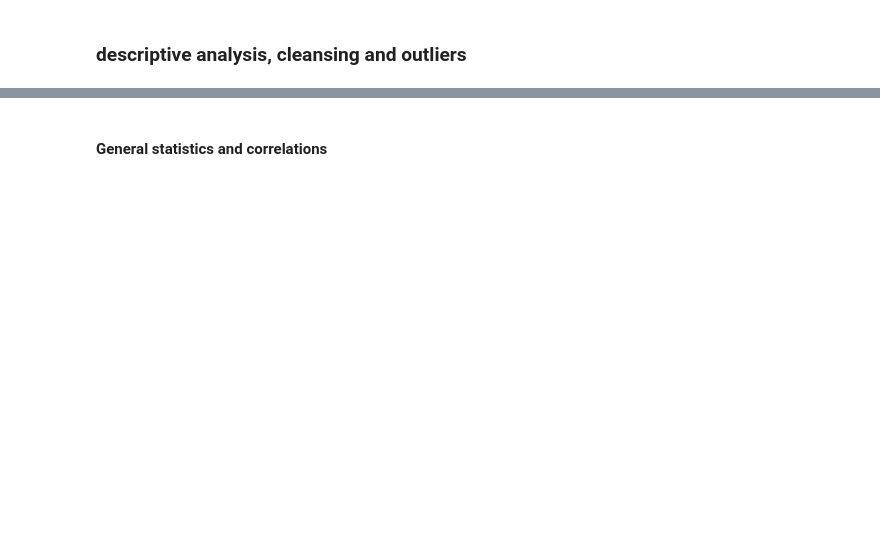
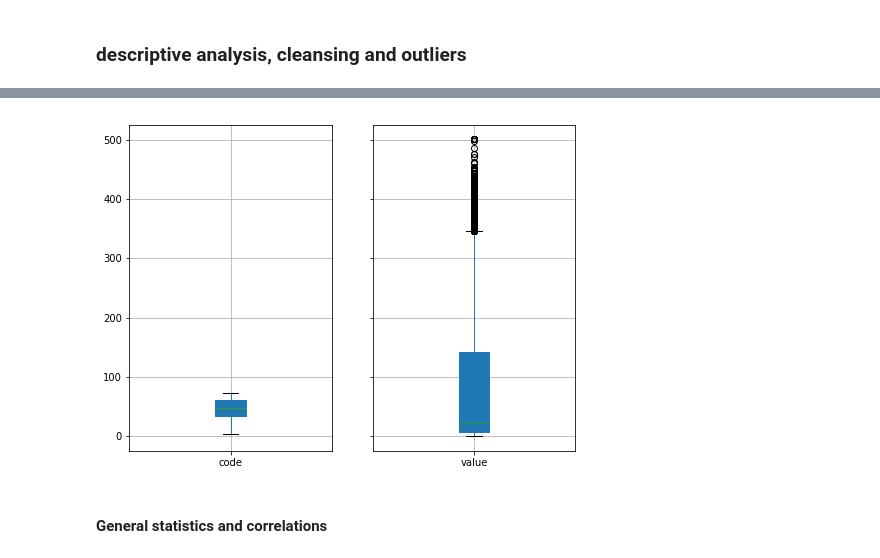
Before and after one commit to pkaehler/analysis, a Jupyter notebook: classification/Classification.ipynb, the cells around one changed output, grey strips where cells are left out. Cells and saved outputs as stored; diff of their text form; code cells hidden in the pictures; blank space fills up the shorter version.

Commit message:
still cleaning and analysis

```diff
--- a/classification/Classification.ipynb
+++ b/classification/Classification.ipynb
@@ -114,6 +101,7 @@ For now, drop it
 before = len(df_clean)
 df_clean.drop(df_clean.loc[pd.to_numeric(df_clean['value'], errors='coerce').notnull()==False].index,inplace=True)
 after = len(df_clean)
+df_clean['value'] = df_clean['value'].astype('int64')
 print(f'removed {before-after} entries, length dataframe without null: {after}')
 # %% [output]
 removed 8 entries, length dataframe without null: 29256
@@ -126,3 +122,10 @@ See the caveats in the documentation: http://pandas.pydata.org/pandas-docs/stabl
+# %%
+fig, axes = plt.subplots(ncols=2,sharex=False,sharey=True,figsize=(8,6))
+
+df_clean.boxplot(column=['code'],ax=axes[0],patch_artist=True);
+df_clean.boxplot(column=['value'],ax=axes[1],patch_artist=True);
+# %% [output]
+[figure, added]
 # %% [markdown]
 #### General statistics and correlations
 # %%
```
Also changed, not shown: parts of 16 cells of this notebook.
